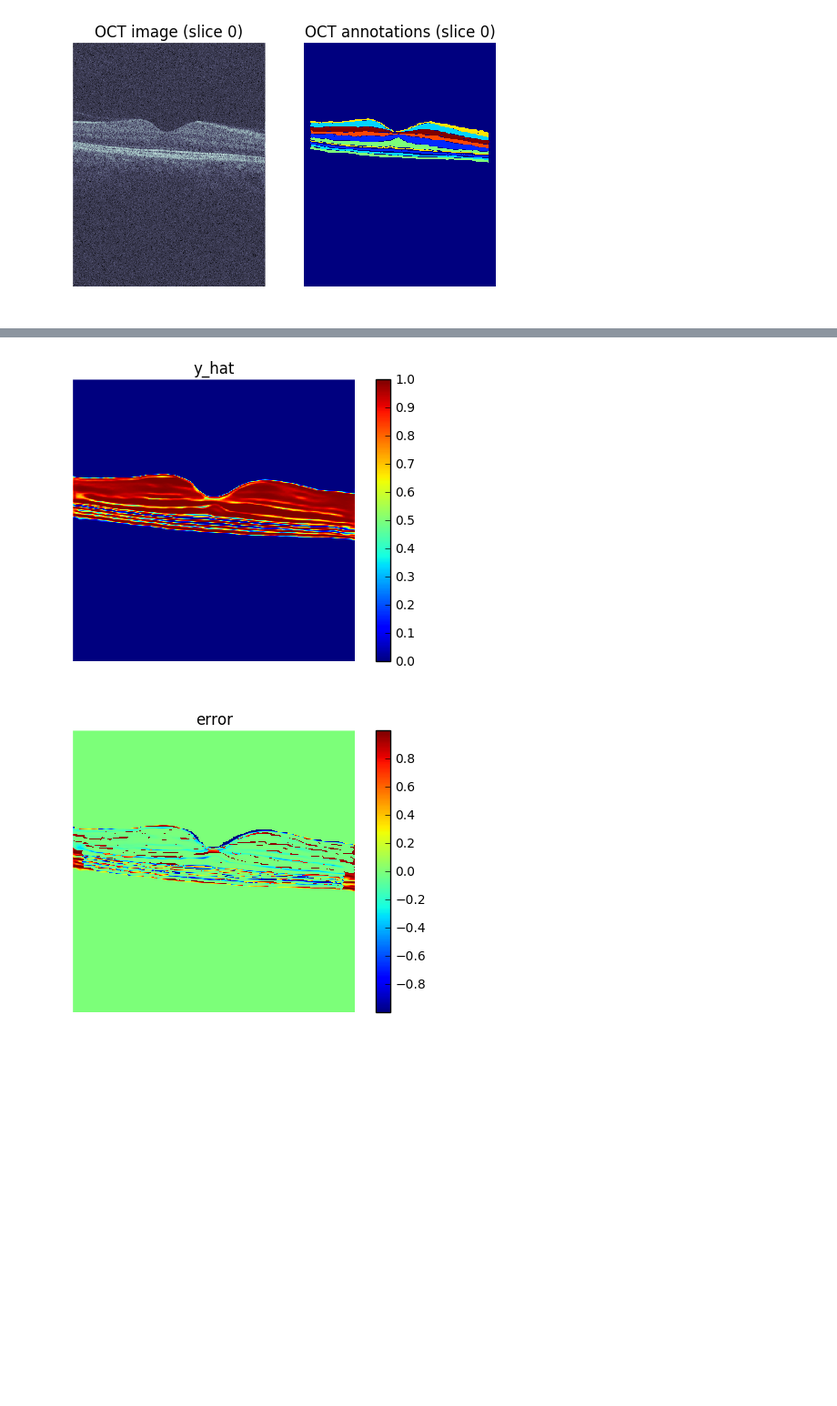
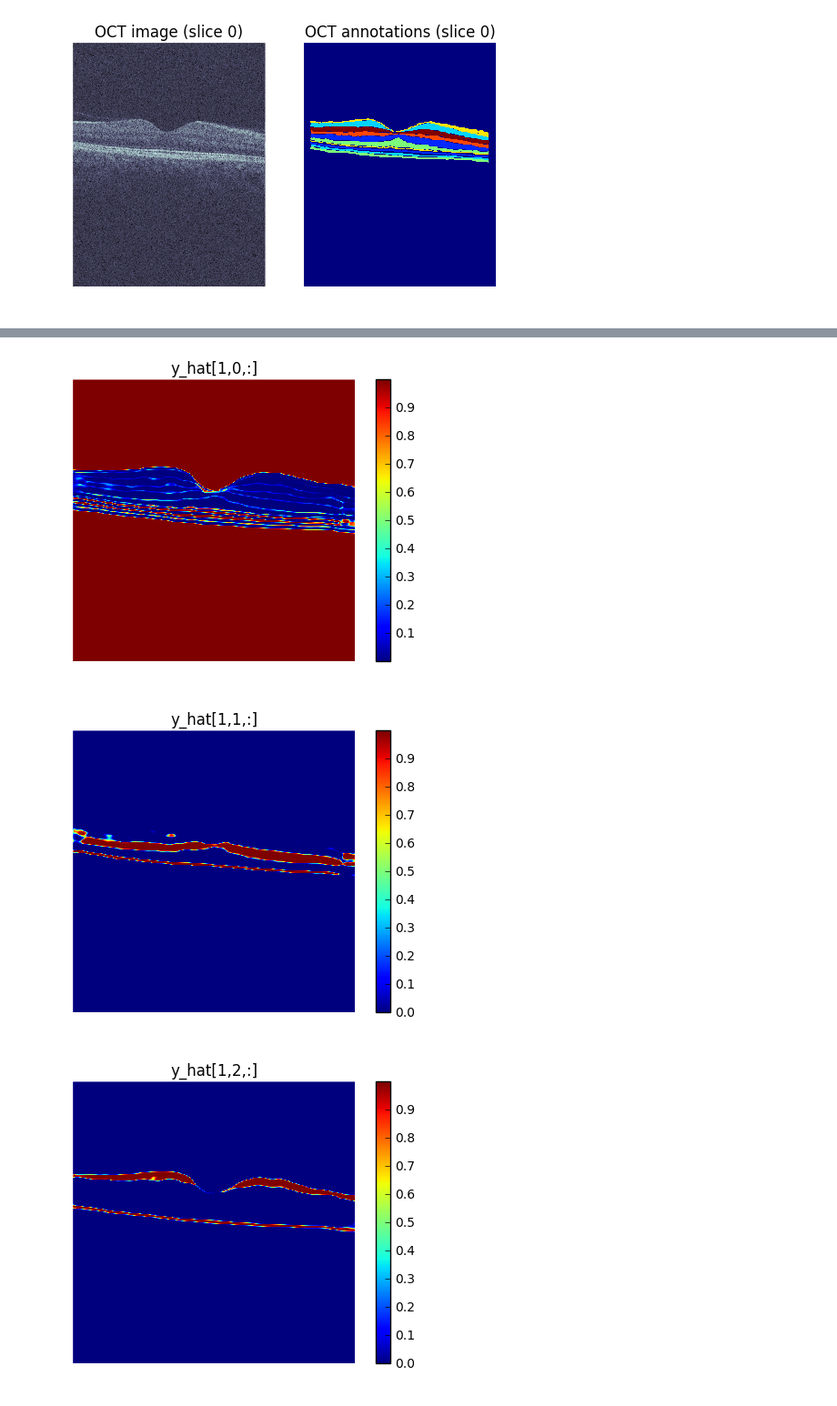
Before and after one commit to mjpekala/bio-segmentation-dense, a Jupyter notebook: Examples/OCT_Small/oct_ss_rev1.ipynb, the cells around one changed output, grey strips where cells are left out. Shown: that part at 91% size. Saved outputs shown, nothing was run; the diff lists cells and outputs as text; code cells hidden in the pictures; blank space fills up the shorter version.

```diff
--- a/Examples/OCT_Small/oct_ss_rev1.ipynb
+++ b/Examples/OCT_Small/oct_ss_rev1.ipynb
@@ -100,17 +100,22 @@ plt.axis('off')
 plt.colorbar()
 plt.title('y')
 
+for yi in range(Y_hat.shape[1]):
+    plt.figure()
+    plt.imshow(Y_hat[idx,yi,...], interpolation='none', cmap='jet')
+    plt.axis('off')
+    plt.colorbar()
+    plt.title('y_hat[%d,%d,:]' % (idx,yi))
+
 plt.figure()
-plt.imshow(Y_hat[idx,0,...], interpolation='none', cmap='jet')
+plt.imshow(np.sum(Y_hat[idx,...], axis=0), interpolation='none', cmap='jet')
 plt.axis('off')
 plt.colorbar()
-plt.title('y_hat')
+plt.title('sum(y)')
 
 plt.figure()
-plt.imshow(Y_hat[idx,0,...] - (Y_subset[idx,...]>0), interpolation='none', cmap='jet')
-plt.axis('off')
-plt.colorbar()
-plt.title('error')
+plt.hist(np.sum(Y_hat[idx,...], axis=0).flatten())
+plt.title('distribution of sum(y)')
 
 plt.show()
 # %% [output]
@@ -119,2 +124,3 @@ plt.show()
-[figure, old version]
+[figure, new version]
-[figure, old version]
+[figure, new version]
+[figure, added]
```
Also changed, not shown: parts of 4 cells of this notebook.
